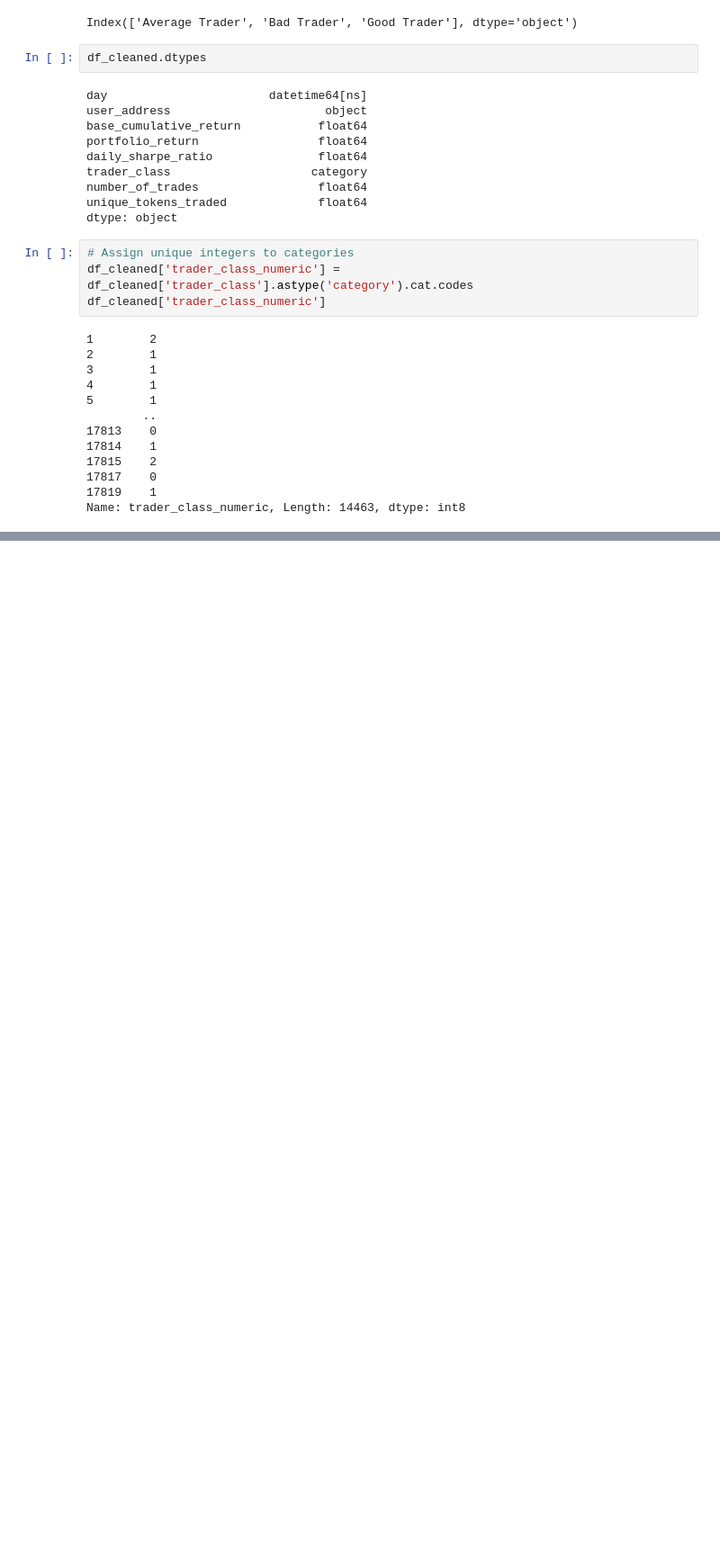
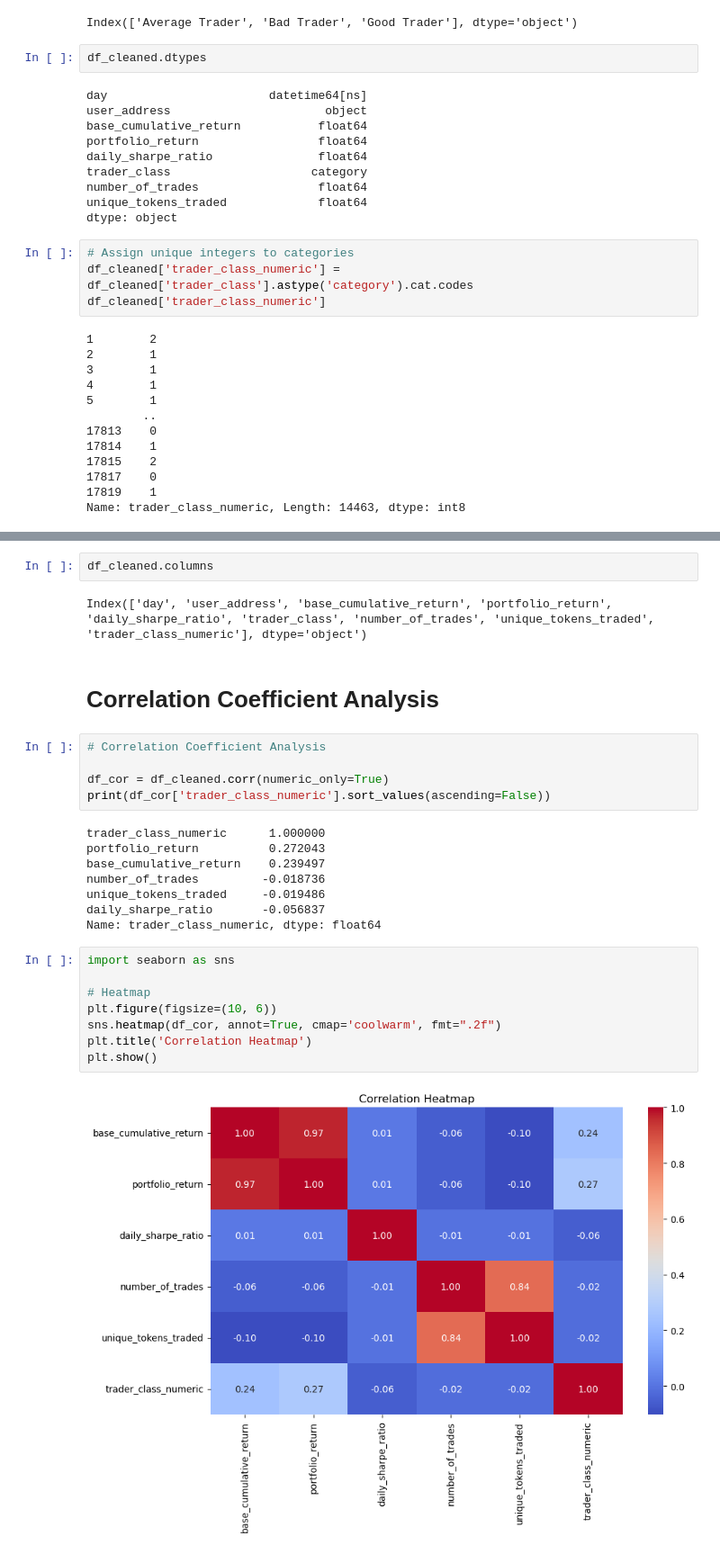
Before and after one commit to apostleoffinance/web3_ml, a Jupyter notebook: trader_classifier.ipynb, the cells around one changed output, grey strips where cells are left out. Shown at 90% size. Cells and saved outputs as stored; diff of their text form; blank space fills up the shorter version.

Commit message:
trader_classifier

```diff
--- a/trader_classifier.ipynb
+++ b/trader_classifier.ipynb
@@ -566,3 +566,32 @@ df_cleaned.head()
 | 3 | 2024-06-13 | 0x518ded2f413f275d720b199ad9d03a2... | -0.520177 | 49.070325 | 2.252786 | Bad Trader | ... |
 | 4 | 2024-03-18 | 0x725ef823a0c7ea654561e13796a9d81... | 0.005050 | 86.133115 | 2.370263 | Bad Trader | ... |
 | 5 | 2024-06-16 | 0x725ef823a0c7ea654561e13796a9d81... | -0.524878 | 33.140320 | 0.786522 | Bad Trader | ... |
+# %%
+df_cleaned.columns
+# %% [output]
+Index(['day', 'user_address', 'base_cumulative_return', 'portfolio_return', 'daily_sharpe_ratio', 'trader_class', 'number_of_trades', 'unique_tokens_traded', 'trader_class_numeric'], dtype='object')
+# %% [markdown]
+# Correlation Coefficient Analysis
+# %%
+# Correlation Coefficient Analysis
+
+df_cor = df_cleaned.corr(numeric_only=True)
+print(df_cor['trader_class_numeric'].sort_values(ascending=False))
+# %% [output]
+trader_class_numeric      1.000000
+portfolio_return          0.272043
+base_cumulative_return    0.239497
+number_of_trades         -0.018736
+unique_tokens_traded     -0.019486
+daily_sharpe_ratio       -0.056837
+Name: trader_class_numeric, dtype: float64
+# %%
+import seaborn as sns
+
+# Heatmap
+plt.figure(figsize=(10, 6))
+sns.heatmap(df_cor, annot=True, cmap='coolwarm', fmt=".2f")
+plt.title('Correlation Heatmap')
+plt.show()
+# %% [output]
+[figure, added]
```
Also changed, not shown: parts of 30 cells of this notebook.
